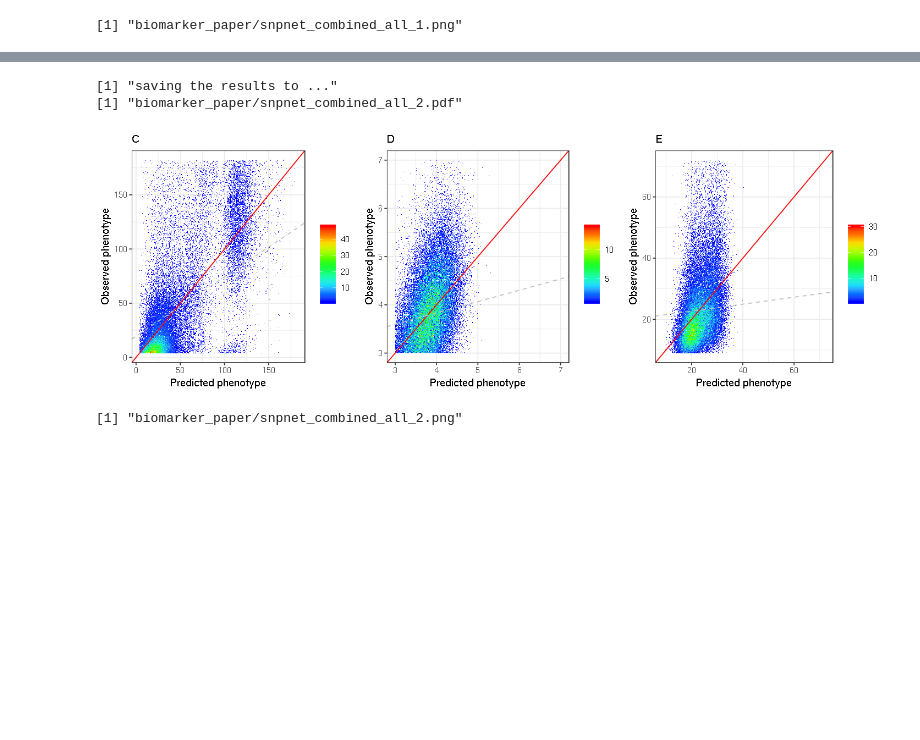
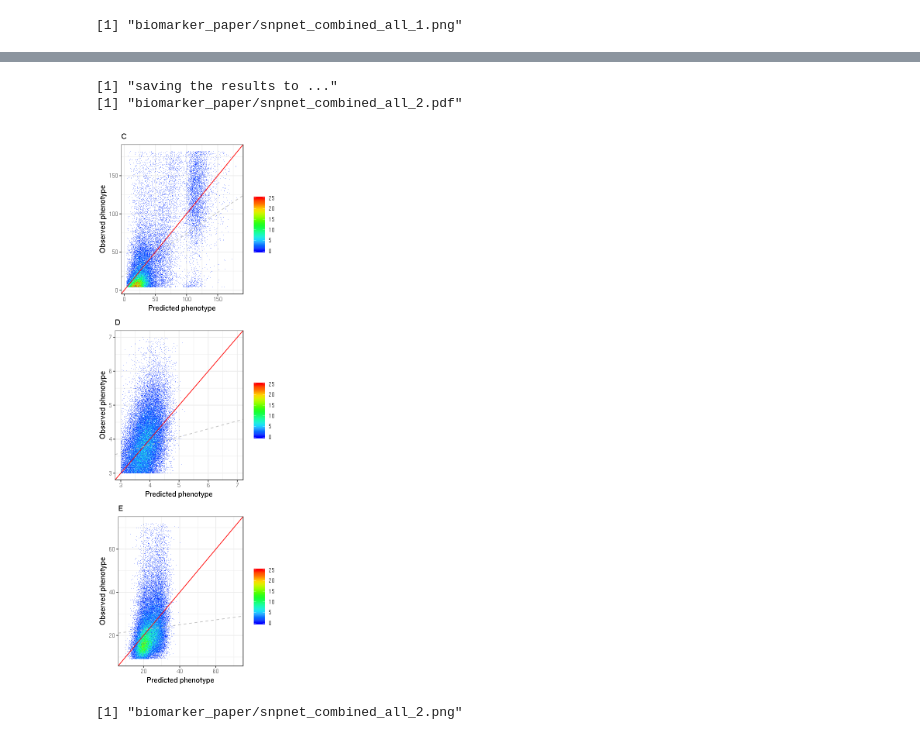
Before and after one commit to rivas-lab/PRS, a Jupyter notebook: notebook/20190407_biomarkers/biomarker_paper.ipynb, the cells around one changed output, grey strips where cells are left out. Drawn from its saved outputs; the diff is of its cells as text; code cells hidden in the pictures; blank space fills up the shorter version.

```diff
--- a/notebook/20190407_biomarkers/biomarker_paper.ipynb
+++ b/notebook/20190407_biomarkers/biomarker_paper.ipynb
@@ -238,14 +239,17 @@ ggsave(out_f, p_combined, width=plot_width, height=plot_height)
 # %% [output]
 [1] "biomarker_paper/snpnet_combined_all_1.png"
 # %%
-plot_width <- 12
-plot_height <- 4
+plot_width <- 4
+plot_height <- 12
+n_geom_hex_bins = 350
+color_limits = c(0, 25)
+
 options(repr.plot.width=plot_width , repr.plot.height=plot_height)
 p_combined <- grid.arrange(
-    data_list[['Lipoprotein_A']]              %>% plot_scatter(n_geom_hex_bins) + labs(title='C'),
-    data_list[['LDL_direct']]                 %>% plot_scatter(n_geom_hex_bins) + labs(title='D'),
-    data_list[['Alanine_aminotransferase']]   %>% plot_scatter(n_geom_hex_bins) + labs(title='E'),
-    widths = c(1, 1, 1), nrow = 1
+    data_list[['Lipoprotein_A']]              %>% plot_scatter(n_geom_hex_bins, color_limits) + labs(title='C'),
+    data_list[['LDL_direct']]                 %>% plot_scatter(n_geom_hex_bins, color_limits) + labs(title='D'),
+    data_list[['Alanine_aminotransferase']]   %>% plot_scatter(n_geom_hex_bins, color_limits) + labs(title='E'),
+    widths = c(1), nrow = 3
 )
 print('saving the results to ...')
 out_f <- file.path(out_dir, 'snpnet_combined_all_2.pdf')
@@ -261,6 +265,6 @@ Warning message:
 [1] "saving the results to ..."
 [1] "biomarker_paper/snpnet_combined_all_2.pdf"
-[figure, old version]
+[figure, new version]
 # %%
 out_f <- file.path(out_dir, 'snpnet_combined_all_2.png')
 print(out_f)
```
Also changed, not shown: parts of 3 cells of this notebook, 5 other files.
